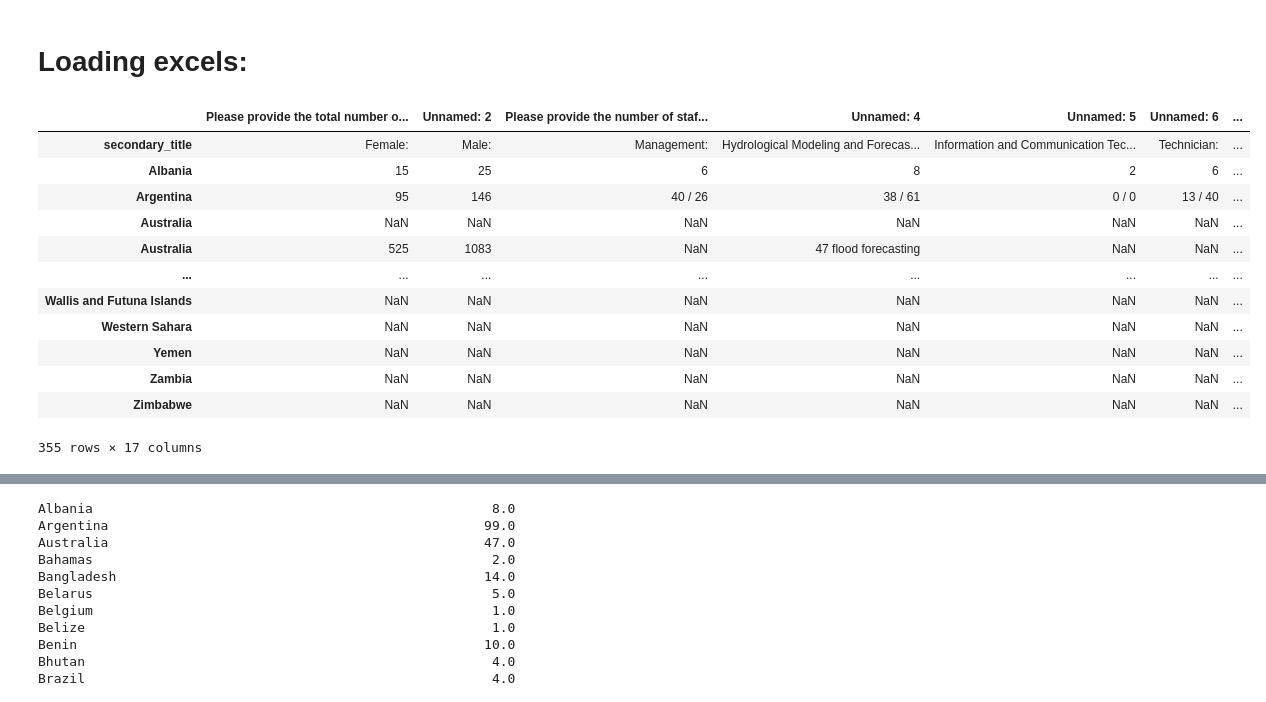
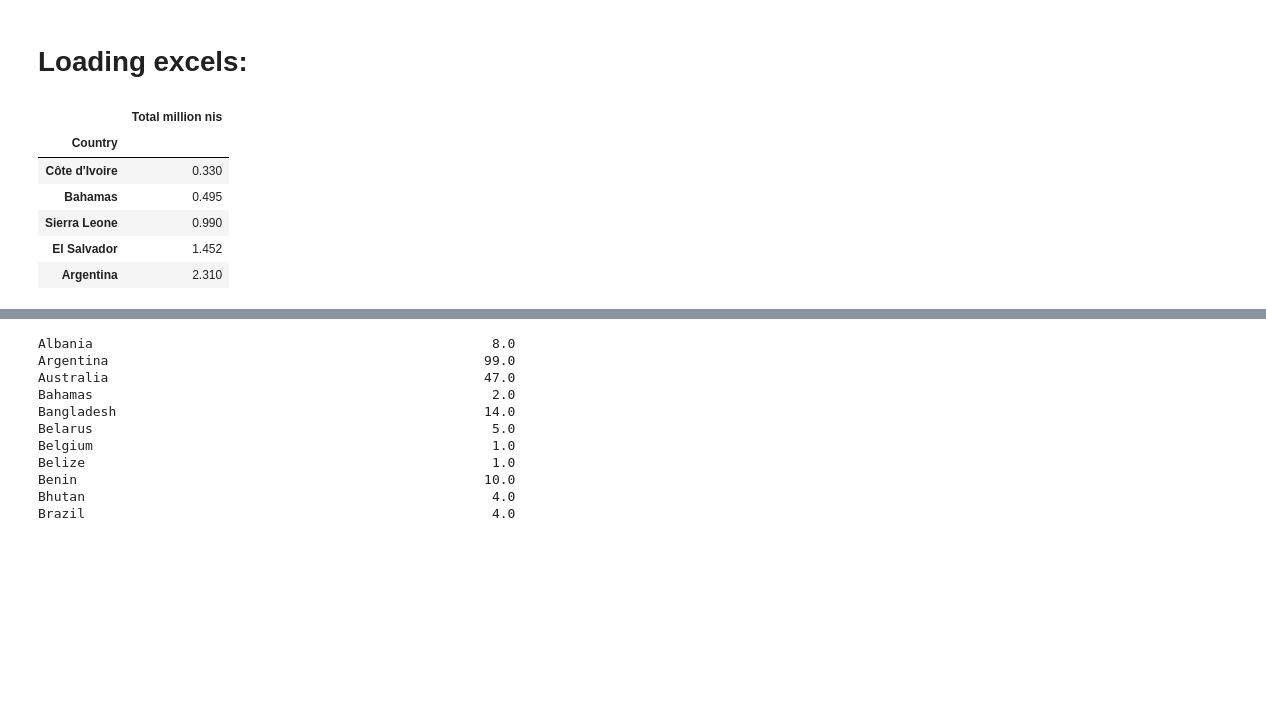
Before and after one commit to yairrinat/Survey_Analysis, a Jupyter notebook: survey_analysis.ipynb, the cells around one changed output, grey strips where cells are left out. Saved outputs shown, nothing was run; the diff lists cells and outputs as text; code cells hidden in the pictures; blank space fills up the shorter version.

```diff
--- a/survey_analysis.ipynb
+++ b/survey_analysis.ipynb
@@ -20,6 +20,7 @@ url_pop = "https://github.com/yairrinat/Survey_Analysis/blob/main/world_pop_all.
 url_country_area = "https://github.com/yairrinat/Survey_Analysis/blob/main/country_area_new.xlsx?raw=true"
 url_staff_reduced = "https://github.com/yairrinat/Survey_Analysis/blob/main/WMO%20Hydrology%20Survey_Staff_reduced.xlsx?raw=true"
 url_GDP = "https://github.com/yairrinat/Survey_Analysis/blob/main/GDP_PPP.xlsx?raw=true"
+url_budget = "https://github.com/yairrinat/Survey_Analysis/blob/main/budget.xlsx?raw=true"
 
 #load personal data:
 df_personal = pd.read_excel(url_world,index_col = 0,header = 0, sheet_name = "Person details")
@@ -32,46 +33,44 @@ list_ind = df_staff.index.to_list()
 list_ind[0] = "secondary_title"
 df_staff.index= list_ind
 df_staff.head(10)
 
 #load reduced staff data
 df_staff_reduced = pd.read_excel(url_staff_reduced,index_col=0,header = 0, sheet_name = "STAFF")
 list_ind = df_staff_reduced.index.to_list()
 list_ind[0] = "secondary_title"
 df_staff_reduced.index= list_ind
 df_staff_reduced.head(10)
 
-#load ... to be continued later
+#load budget:
+df_budget = pd.read_excel(url_budget,index_col=0,header = 0)
+df_budget.dropna(inplace=True)
+df_budget.sort_values(by  = "Total million nis", inplace=True)
+df_budget.head()
 
 #load population data:
 df_pop = pd.read_excel(url_pop)
 # select only the population density and YEAR 2020:
 df_pop = df_pop[df_pop['Year'] == 2019]
 df_pop = df_pop[df_pop['Series'] == "Population density"]
 df_pop.drop(["Region/Country/Area","Footnotes","Source", "Series", "Year"],axis = 1, inplace = True)
 df_pop.rename(columns={"Population, density and surface area"	: "Country", "Value" : "pop_density_2019"}, inplace = True)
 df_pop.set_index("Country",inplace = True)
 
 #load GNI = gross national income previously gross national product
 df_gpd_ppp = pd.read_excel(url_GDP,index_col = 0, header = 3)
 df_gpd_ppp = df_gpd_ppp["2019"] # in $
 
 df = pd.concat([df_staff,df_pop])
 
 
 df
 # %% [output]
-|  | Please provide the total number o... | Unnamed: 2 | Please provide the number of staf... | Unnamed: 4 | Unnamed: 5 | Unnamed: 6 | ... |
-| secondary_title | Female: | Male: | Management: | Hydrological Modeling and Forecas... | Information and Communication Tec... | Technician: | ... |
-| Albania | 15 | 25 | 6 | 8 | 2 | 6 | ... |
-| Argentina | 95 | 146 | 40 / 26 | 38 / 61 | 0 / 0 | 13 / 40 | ... |
-| Australia | NaN | NaN | NaN | NaN | NaN | NaN | ... |
-| Australia | 525 | 1083 | NaN | 47 flood forecasting | NaN | NaN | ... |
-| ... | ... | ... | ... | ... | ... | ... | ... |
-| Wallis and Futuna Islands | NaN | NaN | NaN | NaN | NaN | NaN | ... |
-| Western Sahara | NaN | NaN | NaN | NaN | NaN | NaN | ... |
-| Yemen | NaN | NaN | NaN | NaN | NaN | NaN | ... |
-| Zambia | NaN | NaN | NaN | NaN | NaN | NaN | ... |
-| Zimbabwe | NaN | NaN | NaN | NaN | NaN | NaN | ... |
+|  | Total million nis |
+| Country |  |
+| Côte d'Ivoire | 0.330 |
+| Bahamas | 0.495 |
+| Sierra Leone | 0.990 |
+| El Salvador | 1.452 |
+| Argentina | 2.310 |
-355 rows × 17 columns
 # %%
 aa = df_staff_reduced.iloc[1:,3]
```
Also changed, not shown: parts of 1 cell of this notebook.
